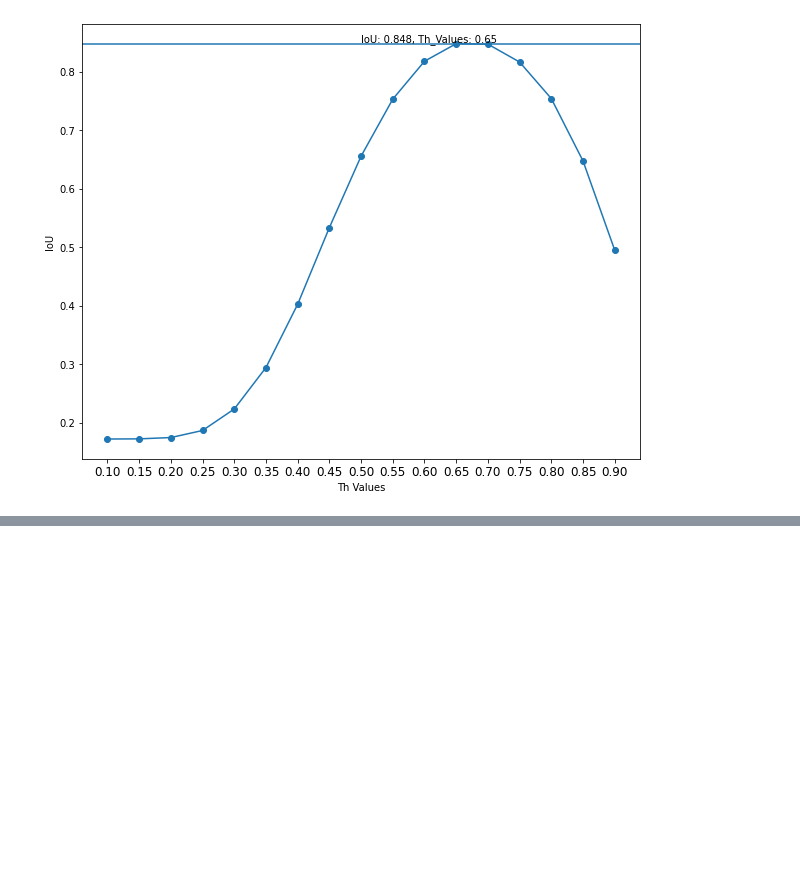
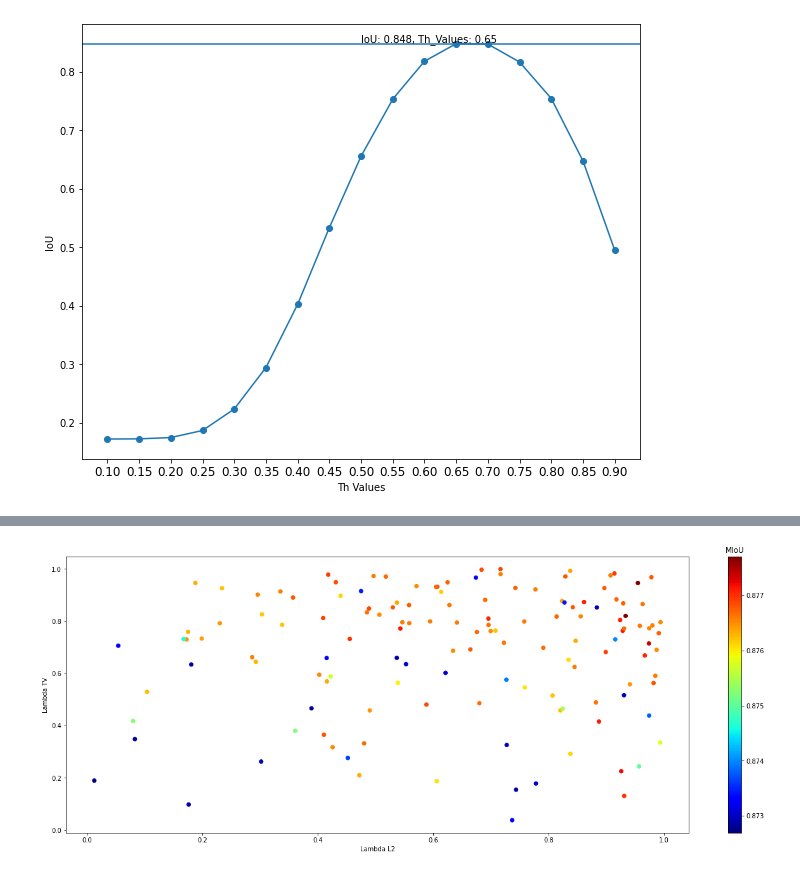
Before and after one commit to nicoloalbergoni/DeepLabV3Plus-Augmented-SuperResolution, a Jupyter notebook: plot_cvs.ipynb, the cells around one changed output, grey strips where cells are left out. Saved outputs shown, nothing was run; the diff lists cells and outputs as text; code cells hidden in the pictures; blank space fills up the shorter version.

```diff
--- a/plot_cvs.ipynb
+++ b/plot_cvs.ipynb
@@ -93,0 +127,16 @@ plt.show()
+# %%
+
+plt.figure(figsize=(22, 8))
+plt.scatter(lambda_l2, lambda_tv, c=miou, cmap="jet")
+# plt.xticks(np.unique(angles), fontsize=8)
+clb = plt.colorbar()
+clb.ax.set_title("MIoU")
+# plt.axhline(np.max(avg_iou))
+# plt.text(0.5, np.max(avg_iou), hline_str)
+# plt.axvline(0.0)
+
+plt.xlabel("Lambda L2")
+plt.ylabel("Lambda TV")
+plt.show()
+# %% [output]
+[figure, added]
```
Also changed, not shown: parts of 7 cells of this notebook, 2 other files.
